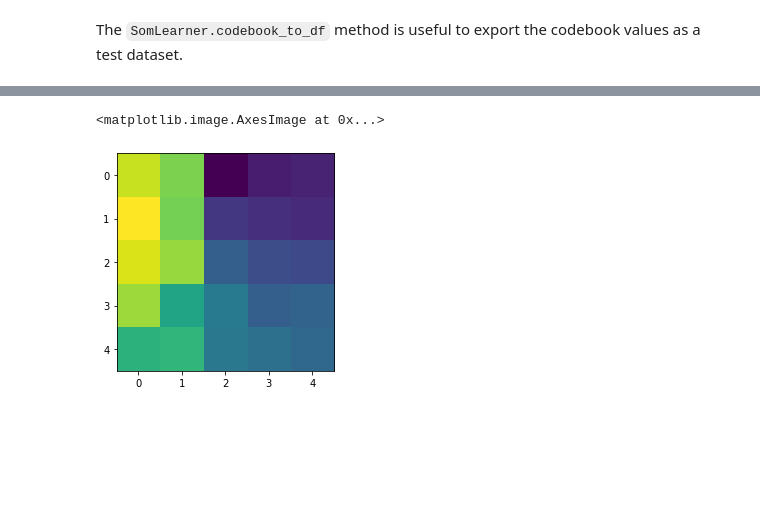
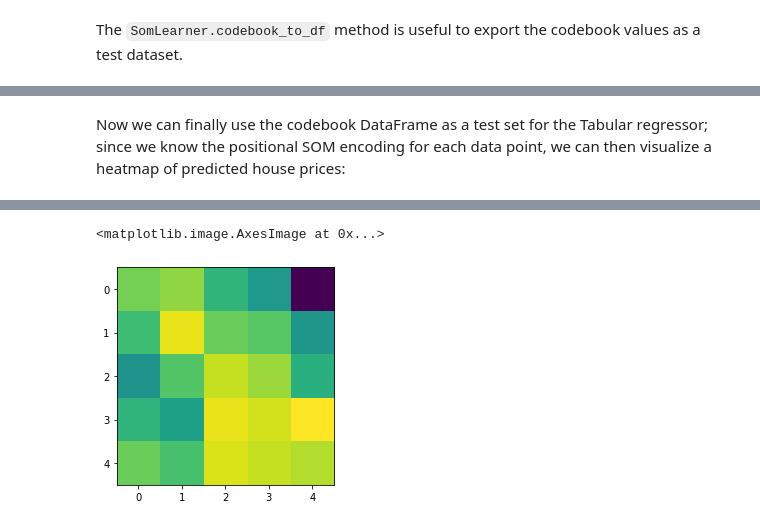
Before and after one commit to kireygroup/fastsom, a Jupyter notebook: docs/source/examples/house-prices.ipynb, the cells around one changed output, grey strips where cells are left out. Drawn from its saved outputs; the diff is of its cells as text; code cells hidden in the pictures; blank space fills up the shorter version.

```diff
--- a/docs/source/examples/house-prices.ipynb
+++ b/docs/source/examples/house-prices.ipynb
@@ -73,7 +60,6 @@ Our `SomLearner` is able to detect when the DataBunch used contains a `Vectorize
 # %%
-learn = SomLearner(som_data, size=(5,5), visualize=['weights'])
-
+learn = SomLearner(dls, size=(5,5), visualize=[SOM_TRAINING_VIZ.CODEBOOK_2D])
 print(learn.model.dist_fn)
-print(list(map(lambda cb: cb.__class__.__name__, learn.callbacks)))
+print(list(map(lambda cb: cb.__class__.__name__, learn.cbs)))
 # %% [output]
 MixedEmbeddingDistance
@@ -150,18 +141,11 @@ interp.show_preds(n_bins=10)
 Now that our SOM is trained, we can build a Tabular house price regressor and use it to visualize predictions over the map positions:
 # %%
 tab_procs = [FillMissing, Categorify, Normalize]
-valid_pct = 0.2
+# create a logarithmic target to scale sale prices
 
+max_log_y = np.log(np.max(df_train[y_names]) * 1.2)
+y_range = torch.tensor([0, max_log_y], device='cuda:0')
+df_train[y_names] = np.log(df_train[y_names])
 # Create the tabular databunch
-tabular_data = (TabularList.from_df(df_train, path='.', cat_names=cat_names, cont_names=cont_names, procs=tab_procs)
-            .split_by_rand_pct(valid_pct)
-            .label_from_df(cols=[dep_var], label_cls=FloatList, log=True)
-            .databunch())
-
-# create a logarithmic target to scale sale prices
-max_log_y = np.log(np.max(df_train[dep_var])*1.2)
-y_range = torch.tensor([0, max_log_y], device=defaults.device)
-
-learn_tab = tabular_learner(tabular_data, layers=[1000,500], y_range=y_range, metrics=exp_rmspe)
-
-learn_tab.fit_one_cycle(4, max_lr=(2e-2))
+tabular_data = TabularDataLoaders.from_df(df_train, cat_names=cat_names, cont_names=cont_names, procs=tab_procs, y_names=y_names)
+learn_tab = tabular_learner(tabular_data, layers=[200,100], y_range=y_range)
@@ -173,0 +158,2 @@ learn_tab.fit_one_cycle(4, max_lr=(2e-2))
+# %%
+learn_tab.fit_one_cycle(4, lr_max=2e-2)
@@ -176,6 +168,6 @@ The `SomLearner.codebook_to_df` method is useful to export the codebook values a
 # %%
 import matplotlib.pyplot as plt
 # Create test dataset from SOM codebook
-df_som = learn.codebook_to_df(recategorize=True)
+df_som = learn.codebook_to_df(recategorize=True, denorm=True)
 df_som
 # %% [output]
@@ -201,13 +192,15 @@ df_som
+# %% [markdown]
+Now we can finally use the codebook DataFrame as a test set for the Tabular regressor; since we know the positional SOM encoding for each data point, we can then visualize a heatmap of predicted house prices:
 # %%
 %matplotlib inline
-tabular_data.add_test(TabularList.from_df(df_som))
+dl_test = tabular_data.test_dl(df_som)
 
 # Run tabular model predictions
-preds, _ = learn_tab.get_preds(DatasetType.Test)
+preds, _ = learn_tab.get_preds(dl=dl_test)
 
 # Display output
 plt.imshow(preds.view(*(learn.model.size[:-1])))
 # %% [output]
 [interactive output not drawn]
 <matplotlib.image.AxesImage at 0x...>
-[figure, old version]
+[figure, new version]
```
Also changed, not shown: parts of 18 cells of this notebook, 7 other files.
